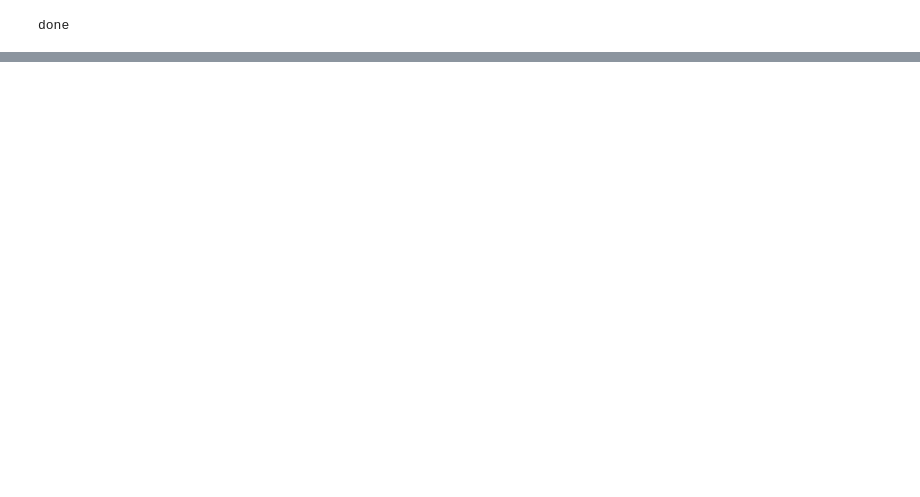
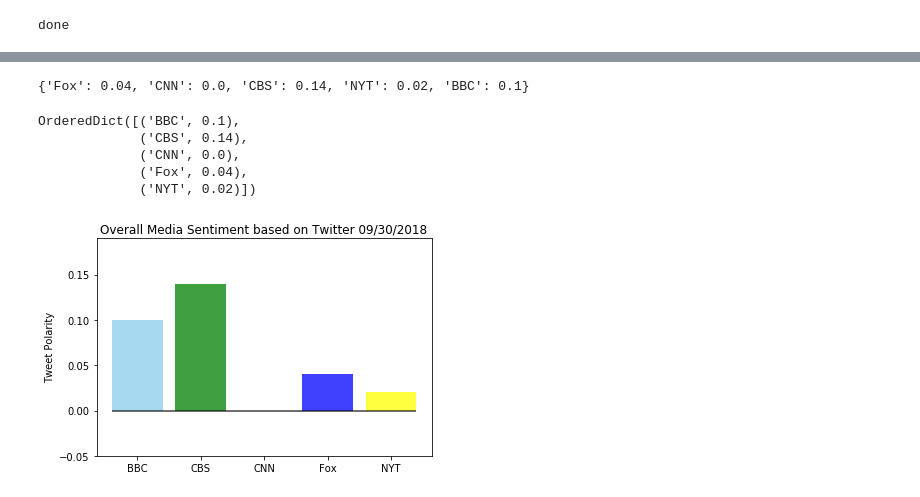
Before and after one commit to clafrance/news-sentiment-analysis, a Jupyter notebook: news_mood.ipynb, the cells around one changed output, grey strips where cells are left out. Drawn from its saved outputs; the diff is of its cells as text; code cells hidden in the pictures; blank space fills up the shorter version.

```diff
--- a/news_mood.ipynb
+++ b/news_mood.ipynb
@@ -122,0 +153,47 @@ legend = plt.legend(handles=[h1, h2, h3, h4, h5], markerscale=1.5, title="Media
+# %%
+# Calculate compound mean for each news network
+overall_sentimental = {}
+for user in target_users:
+    if user == "FoxNews":
+        user1 = "Fox"
+    elif user == "nytimes":
+        user1 = "NYT"
+    else:
+        user1 = user
+    overall_sentimental[f"{user1}"] = round(sentiments_df[f"compound_{user}"].mean(),2)
+overall_sentimental
+# %% [output]
+{'Fox': 0.04, 'CNN': 0.0, 'CBS': 0.14, 'NYT': 0.02, 'BBC': 0.1}
+# %%
+overall_sentimental = collections.OrderedDict(sorted(overall_sentimental.items(), key=lambda t: t[0]))
+overall_sentimental
+# %% [output]
+OrderedDict([('BBC', 0.1),
+             ('CBS', 0.14),
+             ('CNN', 0.0),
+             ('Fox', 0.04),
+             ('NYT', 0.02)])
+# %%
+# Plot
+columns = list(overall_sentimental.keys())
+average_compound = list(overall_sentimental.values())
+
+plt.ylim(-min(average_compound) - 0.05, max(average_compound) + 0.05)
+x_axis = np.arange(len(columns))
+y_axis = list(overall_sentimental.values())
+
+plt.title(f"Overall Media Sentiment based on Twitter {date}")
+plt.ylabel("Tweet Polarity")
+
+plt.hlines(y=0, xmin=-0.4, xmax=4.4, alpha=0.75)
+
+tick_locations = [value for value in x_axis]
+plt.xticks(tick_locations, columns)
+
+colors = ["skyblue", "green", "red", "blue", "yellow"]
+
+for i in range(len(x_axis)):
+    plt.bar(x_axis[i], y_axis[i], color=colors[i], alpha=0.75, align="center")
+plt.show()
+# %% [output]
+[figure, added]
```
Also changed, not shown: parts of 8 cells of this notebook, 3 other files.
